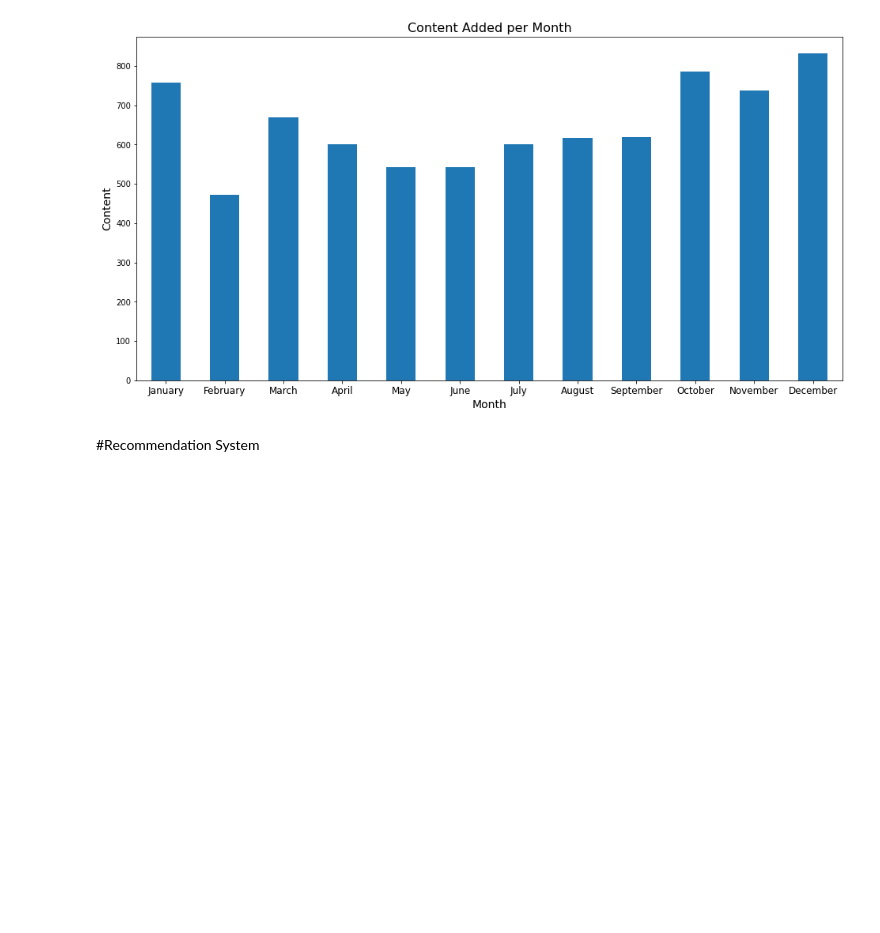
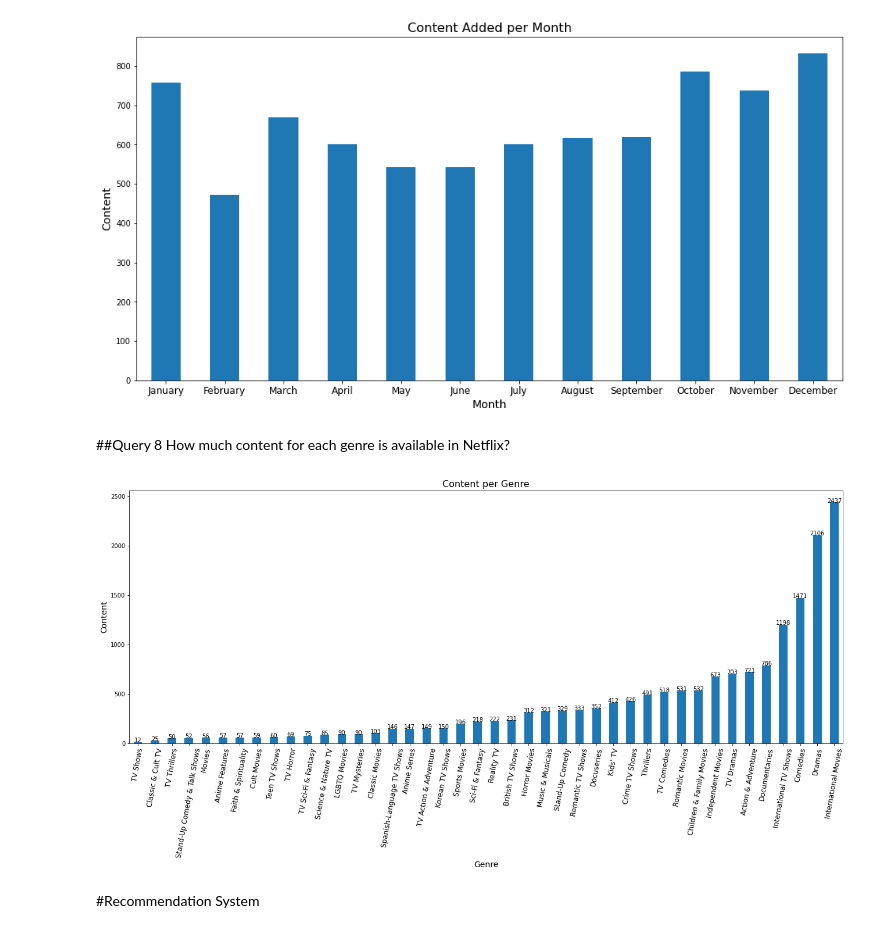
Before and after one commit to konkall/Netflix_data_mining, a Jupyter notebook: NetflixDataAnalysis.ipynb, the cells around one changed output. Cells and saved outputs as stored; diff of their text form; code cells hidden in the pictures; blank space fills up the shorter version.

Commit message:
Query 8 Completed

```diff
--- a/NetflixDataAnalysis.ipynb
+++ b/NetflixDataAnalysis.ipynb
@@ -289,5 +289,32 @@ plt.ylabel('Content', fontsize = 14)
 plt.show()
 # %% [output]
 [figure]
+# %% [markdown]
+##Query 8
+How much content for each genre is available in Netflix?
+# %%
+tempdf = df
+
+#The 'listed_in' column has multiple entries in the same row, so we need to create a seperate row for each entry
+tempdf =  tempdf.assign(listed_in=tempdf['listed_in'].str.strip(',').str.replace(', ', ',').str.split(',')).explode('listed_in').reset_index(drop=True)
+
+
+
+#We group our data based on the country and keep the 10 countries with the most content
+tempdf = tempdf.groupby(['listed_in']).size()
+
+
+#We plot our data
+tempdf.sort_values().plot.bar(figsize = (22,8))
+for idx, count in enumerate(list(tempdf.sort_values())):
+    plt.text(idx, count, str(count), horizontalalignment='center')
+plt.title('Content per Genre', fontsize = 16)
+plt.xticks(rotation = 80, fontsize = 12)
+plt.xlabel('Genre', fontsize = 14)
+plt.ylabel('Content', fontsize = 14)
+
+plt.show()
+# %% [output]
+[figure, added]
 # %% [markdown]
 #Recommendation System
```
